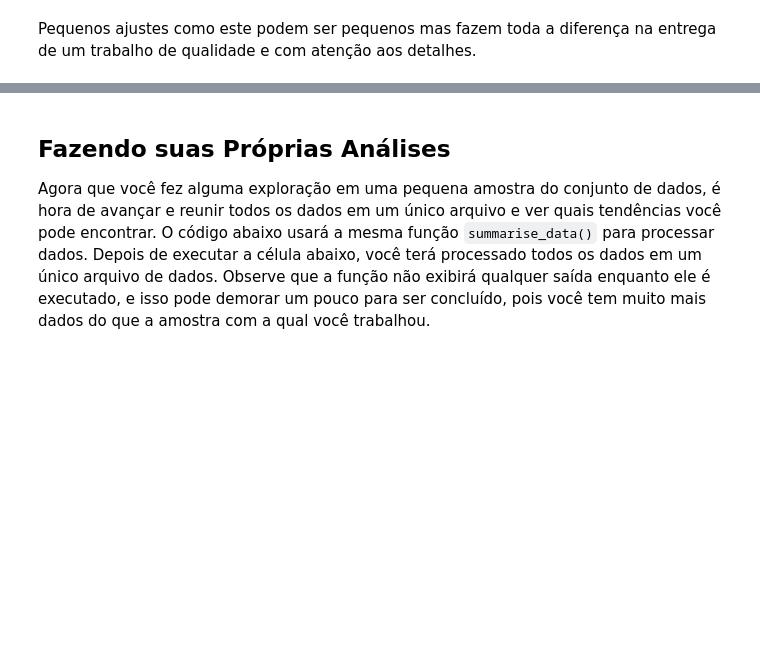
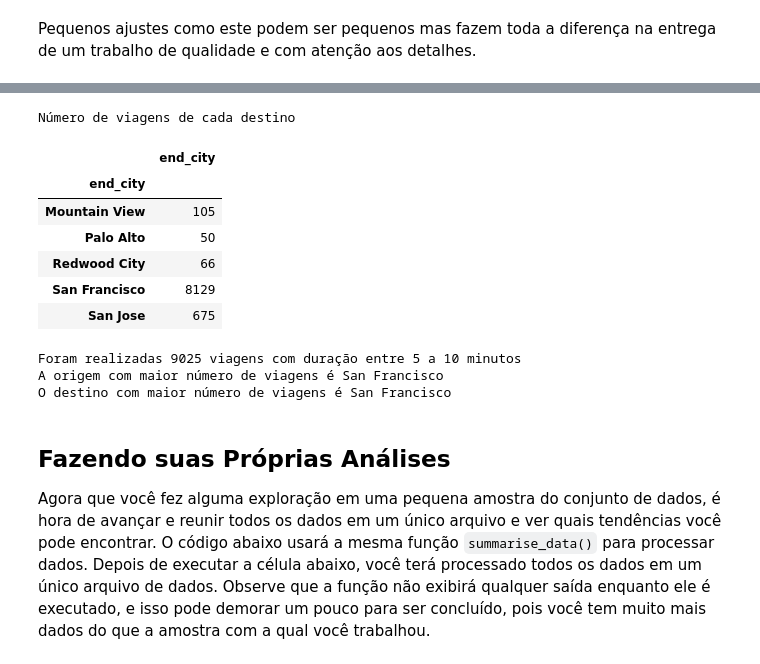
Before and after one commit to resilva87/udacity-datascience-I, a Jupyter notebook: Analise_Bay_Area_Bike_Share-NDFDSI.ipynb, the cells around one changed output, grey strips where cells are left out. Saved outputs shown, nothing was run; the diff lists cells and outputs as text; code cells hidden in the pictures; blank space fills up the shorter version.

```diff
--- a/Analise_Bay_Area_Bike_Share-NDFDSI.ipynb
+++ b/Analise_Bay_Area_Bike_Share-NDFDSI.ipynb
@@ -388,3 +401,27 @@ Qual origem e destino tem a maior quantidade de viagens?  Aproximadamente quanta
+# %%
+print('Número de viagens de cada destino')
+end_count = pd.DataFrame(df_duration_5_10.groupby('end_city')['end_city'].count())
+end_count
+# %% [output]
+Número de viagens de cada destino
+|  | end_city |
+| end_city |  |
+| Mountain View | 105 |
+| Palo Alto | 50 |
+| Redwood City | 66 |
+| San Francisco | 8129 |
+| San Jose | 675 |
+# %%
+start_max = start_count.idxmax(axis=0)
+end_max = end_count.idxmax(axis=0)
+
+print('Foram realizadas {:d} viagens com duração entre 5 a 10 minutos'.format(len(df_duration_5_10)))
+print('A origem com maior número de viagens é {}'.format(start_max['start_city']))
+print('O destino com maior número de viagens é {}'.format(end_max['end_city']))
+# %% [output]
+Foram realizadas 9025 viagens com duração entre 5 a 10 minutos
+A origem com maior número de viagens é San Francisco
+O destino com maior número de viagens é San Francisco
 # %% [markdown]
 ## Fazendo suas Próprias Análises
 
```
Also changed, not shown: parts of 6 cells of this notebook.
